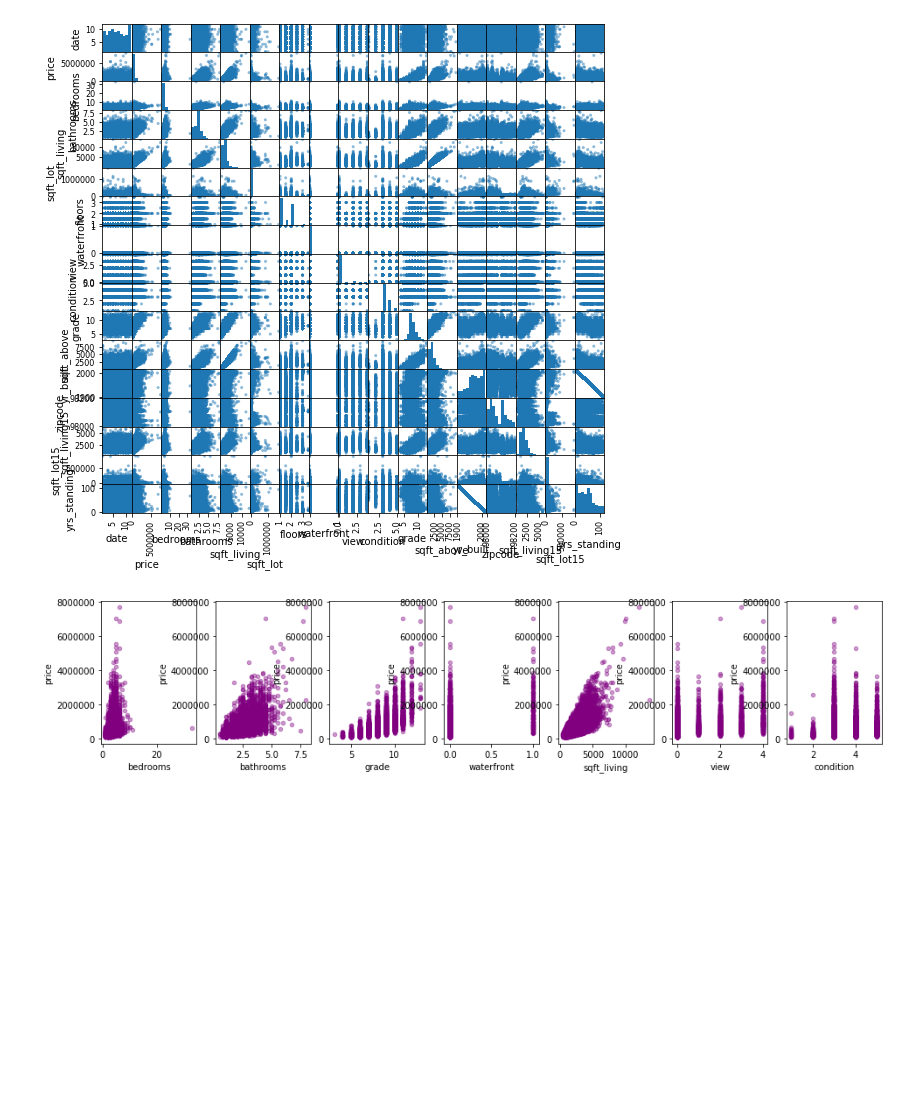
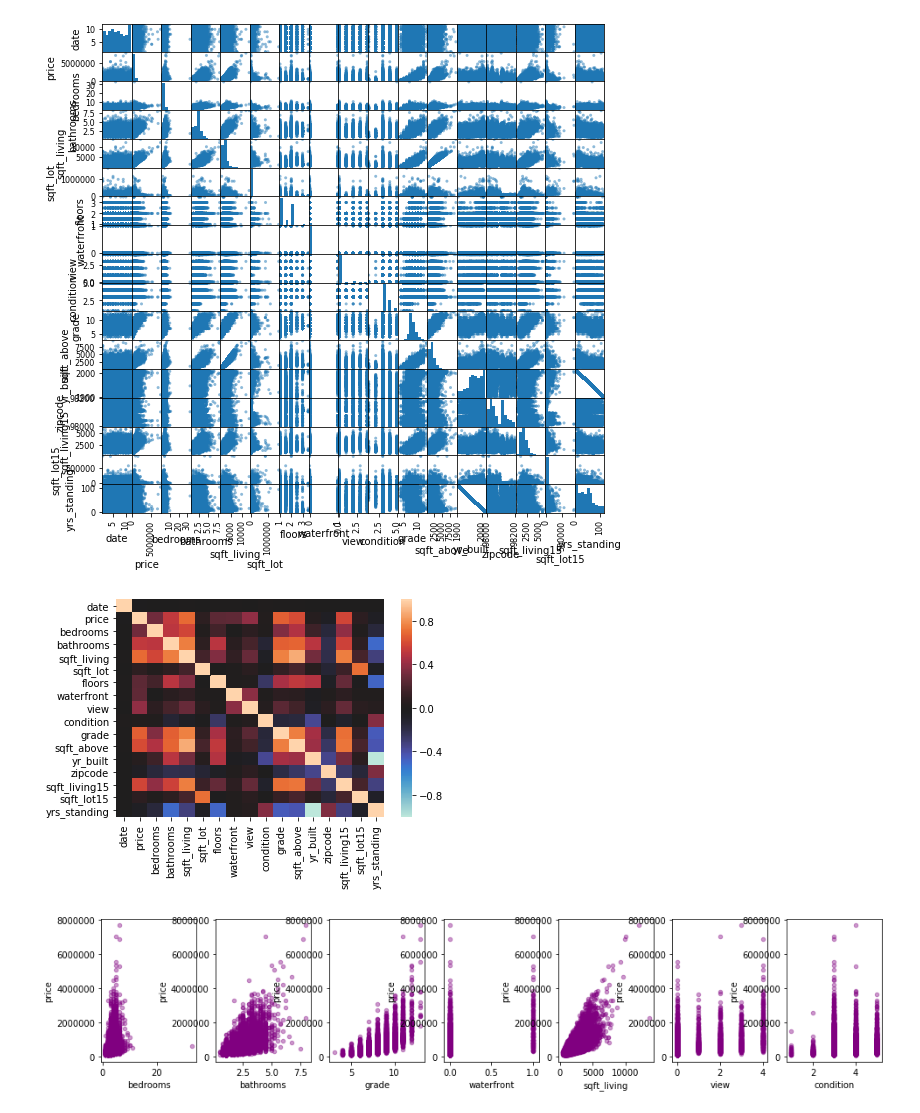
Before and after one commit to kmcnicoll/KyleMatt, a Jupyter notebook: kc_housing_data - wip - finch.ipynb, the cells around one changed output. Cells and saved outputs as stored; diff of their text form; code cells hidden in the pictures; blank space fills up the shorter version.

```diff
--- a/kc_housing_data - wip - finch.ipynb
+++ b/kc_housing_data - wip - finch.ipynb
@@ -141,6 +147,10 @@ pd.plotting.scatter_matrix(df_pred,figsize  = [9, 9]);
 plt.show()
 # %% [output]
 [figure]
+# %%
+sns.heatmap(df_pred.corr(), center=0);
+# %% [output]
+[figure, added]
 # %%
 import matplotlib.pyplot as plt
 %matplotlib inline
```
Also changed, not shown: parts of 24 cells of this notebook.
